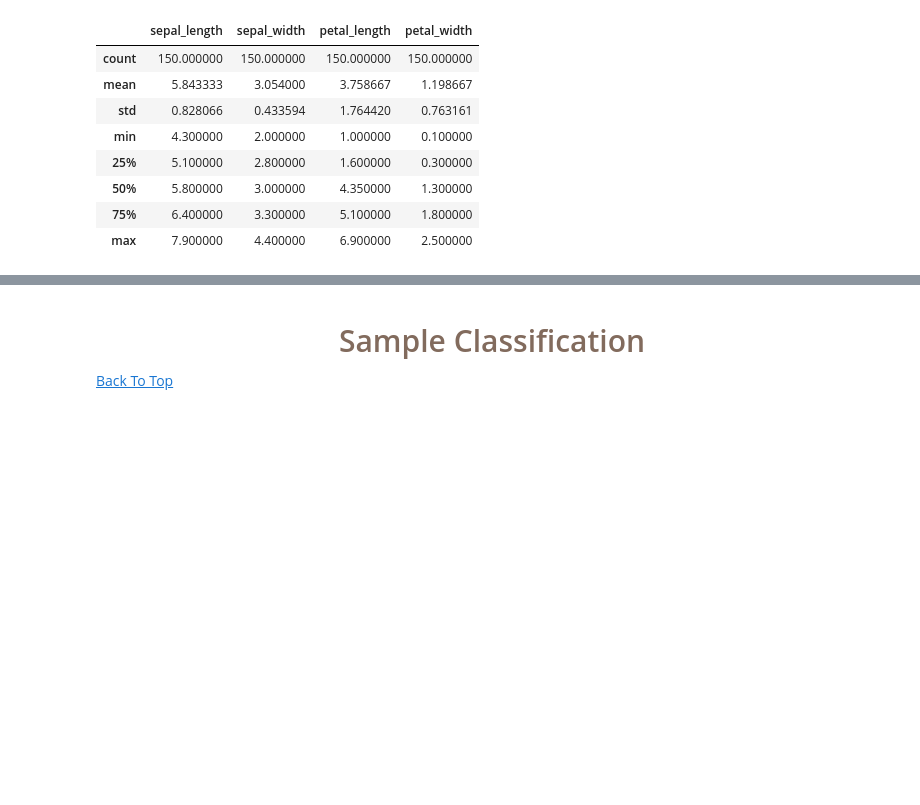
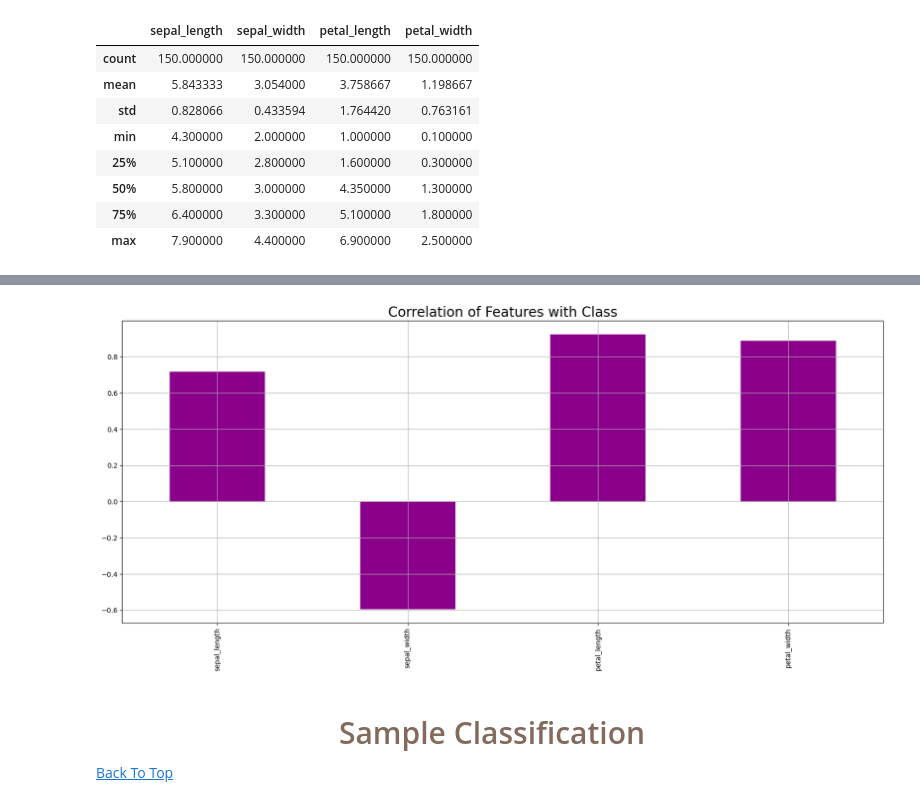
Before and after one commit to elainetynan/MachineLearningAndStats, a Jupyter notebook: project.ipynb, the cells around one changed output, grey strips where cells are left out. Drawn from its saved outputs; the diff is of its cells as text; code cells hidden in the pictures; blank space fills up the shorter version.

Commit message:
Looking at using correlations algorithms

```diff
--- a/project.ipynb
+++ b/project.ipynb
@@ -218,0 +231,4 @@ df.describe()
+# %%
+df_num = df
+df_num['class_num'] = np.where(df_num['class'] == 'setosa', 0, 1)
+df_num
@@ -219,3 +270,10 @@ df.describe()
+# %%
+plt.figure(figsize=(20, 8))
+df_num.drop(['class_num'], axis=1).corrwith(df_num.class_num).plot(kind='bar', grid=True, color="darkmagenta")
+plt.title("Correlation of Features with Class", fontdict={'fontsize': 20})
+plt.show()
+# %% [output]
+[figure, added]
 # %% [markdown]
 <a id='classification'></a>
 
```
Also changed, not shown: parts of 7 cells of this notebook.
